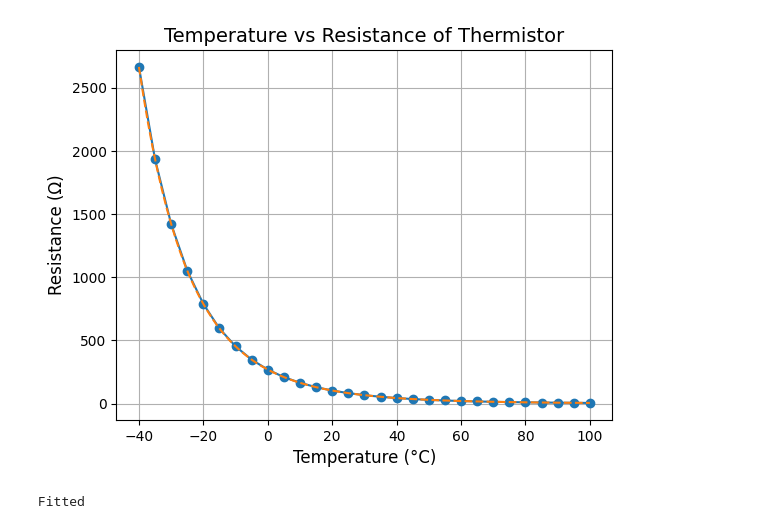
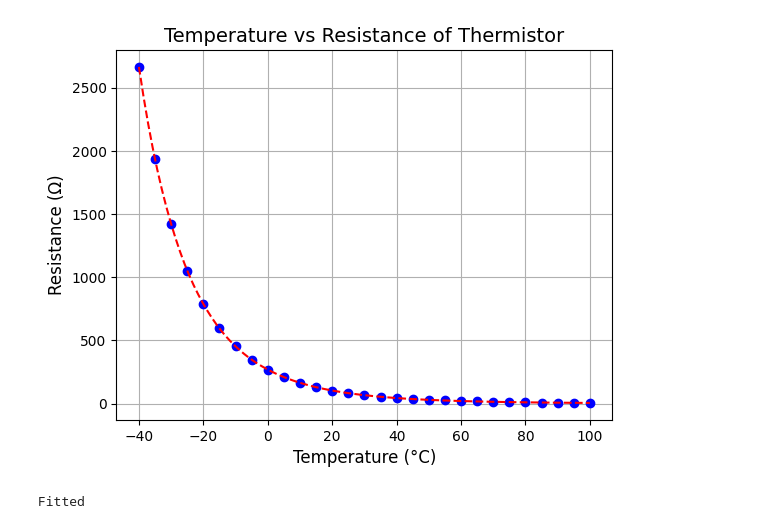
Before and after one commit to qpit/Eskild-Project-2026, a Jupyter notebook: resistance.ipynb, the cells around one changed output. Cells and saved outputs as stored; diff of their text form; code cells hidden in the pictures.

```diff
--- a/resistance.ipynb
+++ b/resistance.ipynb
@@ -1,31 +1,32 @@
 # %%
 import numpy as np
 import matplotlib.pyplot as plt
 import scipy.interpolate as interpolate
 temperature = np.array([
     -40, -35, -30, -25, -20, -15, -10, -5,
       0,   5,  10,  15,  20,  25,  30,  35,
      40,  45,  50,  55,  60,  65,  70,  75,
      80,  85,  90,  95, 100
 ])
 resistance_nominal = np.array([
     2664.0, 1933.0, 1421.0, 1052.0,  788.5,  594.4,  453.0,  347.6,
      269.3,  209.7,  164.8,  130.1,  103.6,   83.00,  66.91,  54.19,
       44.18,  36.17,  29.80,  24.65,  20.51,  17.13,  14.37,  12.10,
       10.24,   8.700,  7.419,  6.351,  5.460
 ]) #kOhm
 fit = interpolate.interp1d(temperature, resistance_nominal, kind='cubic')
 temperature_fit = np.linspace(temperature.min(), temperature.max(), 100)
 resistance_fit = fit(temperature_fit)
 fig, ax = plt.subplots()
-ax.plot(temperature, resistance_nominal, marker='o')
-ax.plot(temperature_fit, resistance_fit, label='Cubic Spline Fit', linestyle='--')
+ax.plot(temperature, resistance_nominal, marker='o', color = 'blue',linestyle='None', label='Data Points')
+ax.plot(temperature_fit, resistance_fit, label='Fit', linestyle='--', color='red')
 ax.set_xlabel('Temperature (°C)',   fontsize=12)
 ax.set_ylabel('Resistance (Ω)', fontsize=12)
 ax.set_title('Temperature vs Resistance of Thermistor', fontsize=14)
 ax.grid()
+# plt.savefig('C:\\Users\\eskil\\OneDrive\\DTU\\6.sem\\bachelor_project\\figures\\thermistor_fit.pdf', dpi=300)
 # %% [output]
-[figure, old version]
+[figure, new version]
 # %%
 print(f"Fitted")
 # %% [output]
```
Also changed, not shown: 1 other file.
